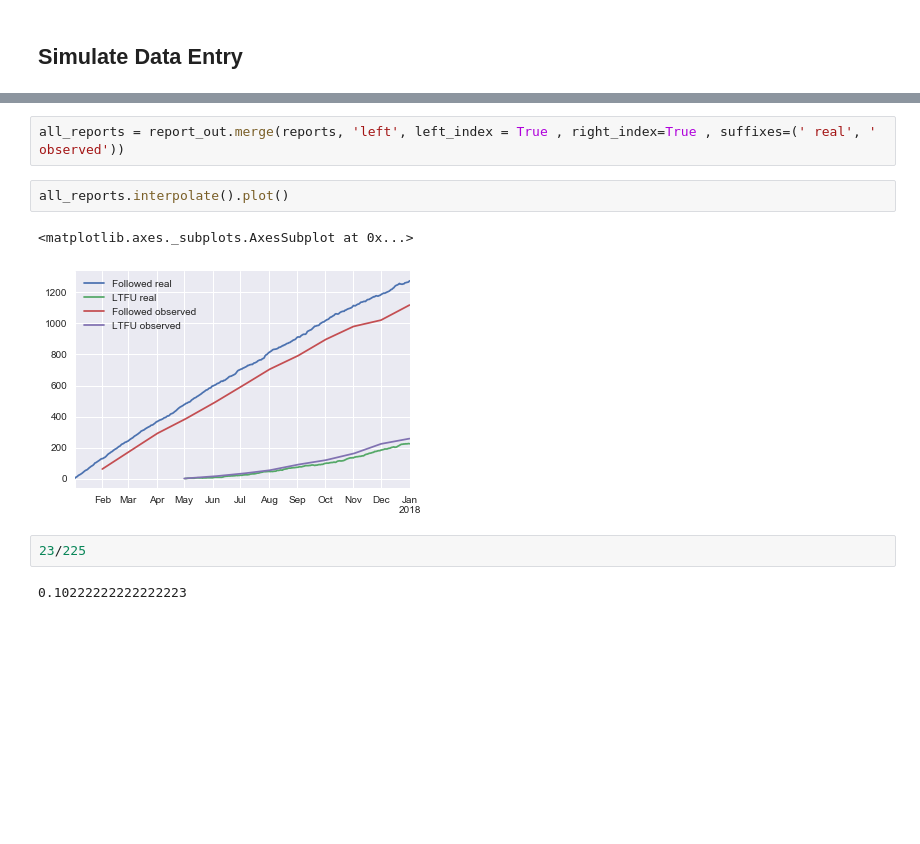
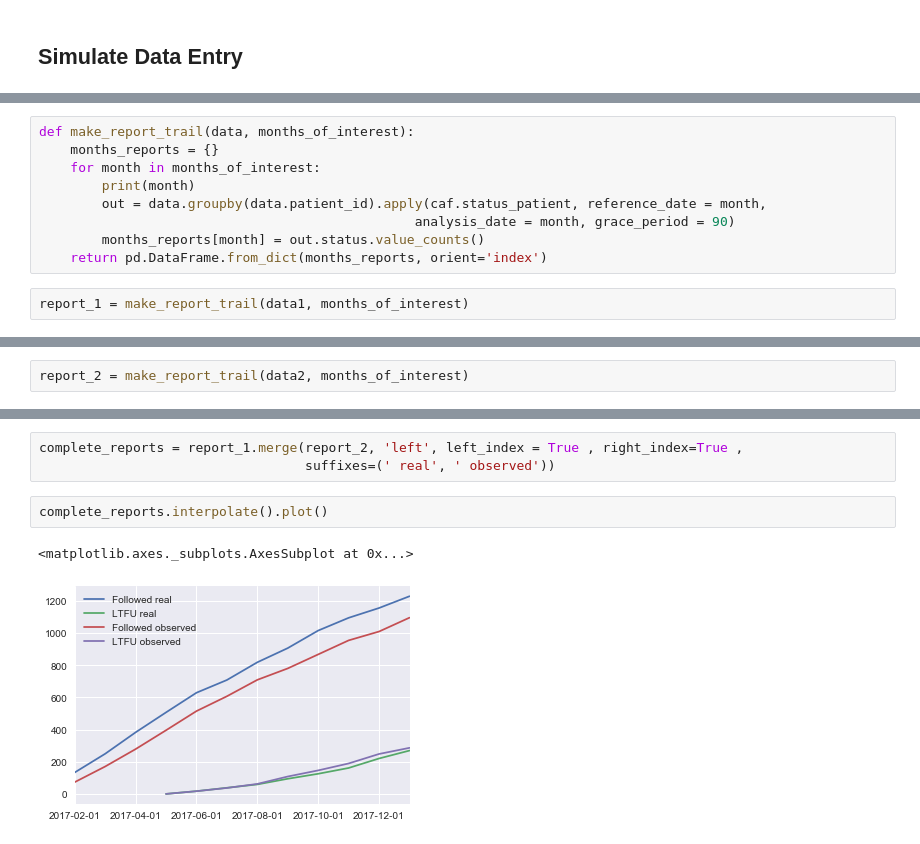
Before and after one commit to grlurton/hiv_retention_metrics, a Jupyter notebook: notebooks/Simple HIV Cohort Model.ipynb, the cells around one changed output, grey strips where cells are left out. Drawn from its saved outputs; the diff is of its cells as text; blank space fills up the shorter version.

Commit message:
refactoring the report producing

```diff
--- a/notebooks/Simple HIV Cohort Model.ipynb
+++ b/notebooks/Simple HIV Cohort Model.ipynb
@@ -184,0 +150,11 @@ reports = pd.DataFrame.from_dict(months_reports , orient='index')
+# %%
+def make_report_trail(data, months_of_interest):
+    months_reports = {}
+    for month in months_of_interest:
+        print(month)
+        out = data.groupby(data.patient_id).apply(caf.status_patient, reference_date = month,
+                                                analysis_date = month, grace_period = 90)
+        months_reports[month] = out.status.value_counts()
+    return pd.DataFrame.from_dict(months_reports, orient='index')
+# %%
+report_1 = make_report_trail(data1, months_of_interest)
@@ -184,0 +174,2 @@ reports = pd.DataFrame.from_dict(months_reports , orient='index')
+# %%
+report_2 = make_report_trail(data2, months_of_interest)
@@ -185,11 +189,8 @@ reports = pd.DataFrame.from_dict(months_reports , orient='index')
 # %%
-all_reports = report_out.merge(reports, 'left', left_index = True , right_index=True , suffixes=(' real', ' observed'))
+complete_reports = report_1.merge(report_2, 'left', left_index = True , right_index=True ,
+                                  suffixes=(' real', ' observed'))
 # %%
-all_reports.interpolate().plot()
+complete_reports.interpolate().plot()
 # %% [output]
 <matplotlib.axes._subplots.AxesSubplot at 0x...>
-[figure, old version]
+[figure, new version]
-# %%
-23/225
-# %% [output]
-0.10222222222222223
```
Also changed, not shown: parts of 16 cells of this notebook.
